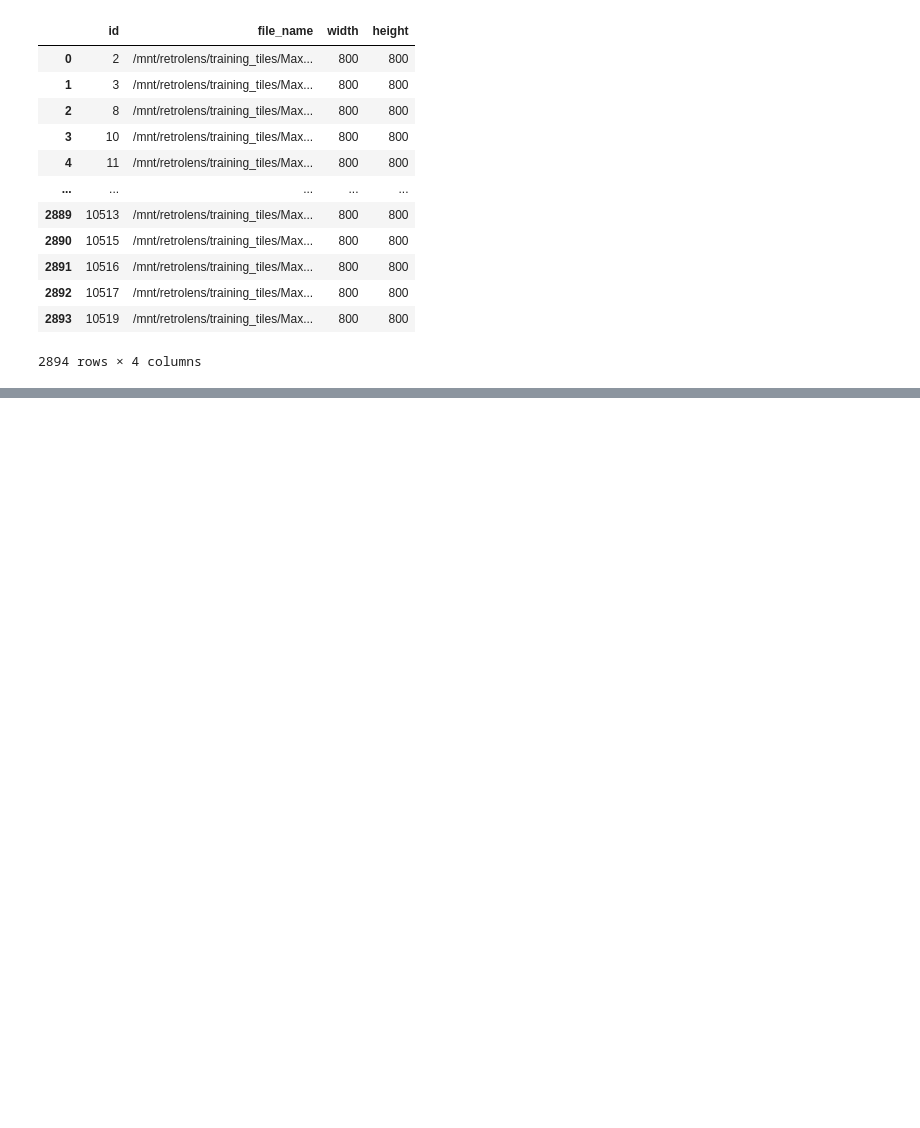
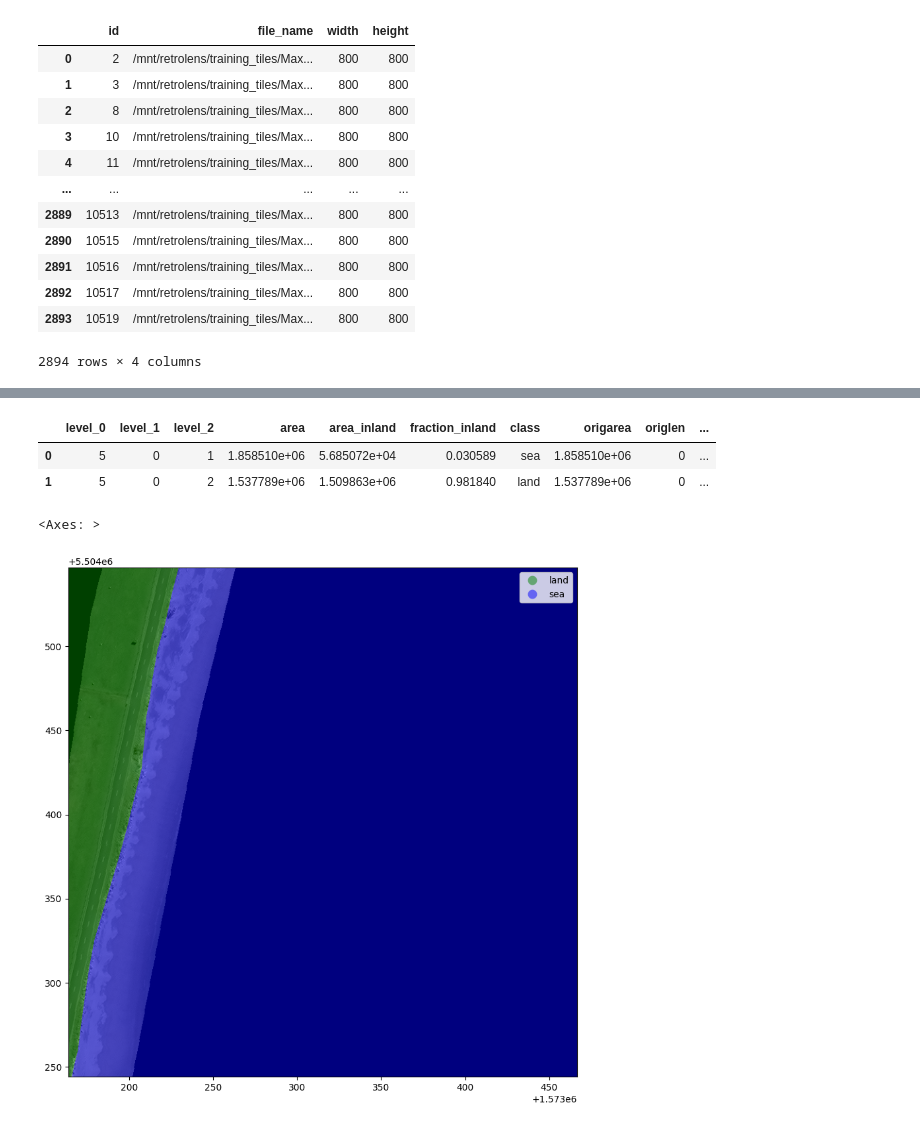
Before and after one commit to UoA-eResearch/CoastChange, a Jupyter notebook: predict.ipynb, the cells around one changed output, grey strips where cells are left out. Saved outputs shown, nothing was run; the diff lists cells and outputs as text; code cells hidden in the pictures; blank space fills up the shorter version.

```diff
--- a/predict.ipynb
+++ b/predict.ipynb
@@ -43,3 +44,18 @@ ax = rasterio.plot.show(image)
+# %%
+true_df = gpd.read_file(os.path.splitext(filename)[0] + ".geojson")
+true_df
+# %% [output]
+|  | level_0 | level_1 | level_2 | area | area_inland | fraction_inland | class | origarea | origlen | ... |
+| 0 | 5 | 0 | 1 | 1.858510e+06 | 5.685072e+04 | 0.030589 | sea | 1.858510e+06 | 0 | ... |
+| 1 | 5 | 0 | 2 | 1.537789e+06 | 1.509863e+06 | 0.981840 | land | 1.537789e+06 | 0 | ... |
+# %%
+fig, ax = plt.subplots()
+ax = rasterio.plot.show(image, ax=ax)
+cmap = matplotlib.colors.ListedColormap(['green', 'blue'])
+true_df.plot(column="class", cmap=cmap, legend=True, ax=ax, alpha=.5)
+# %% [output]
+<Axes: >
+[figure, added]
 # %%
 # Read the image data as a numpy array
 image_data = rasterio.plot.reshape_as_image(image.read())
```
Also changed, not shown: parts of 11 cells of this notebook.
